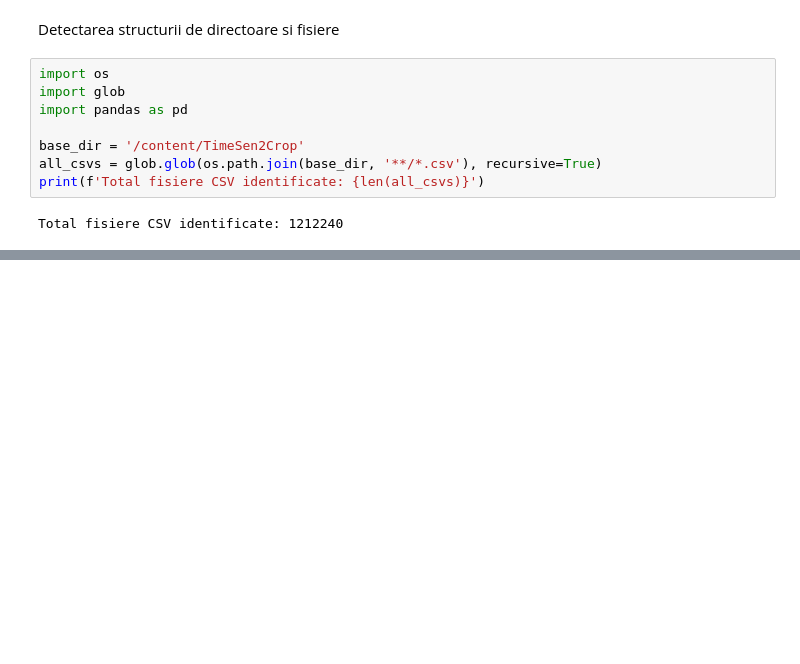
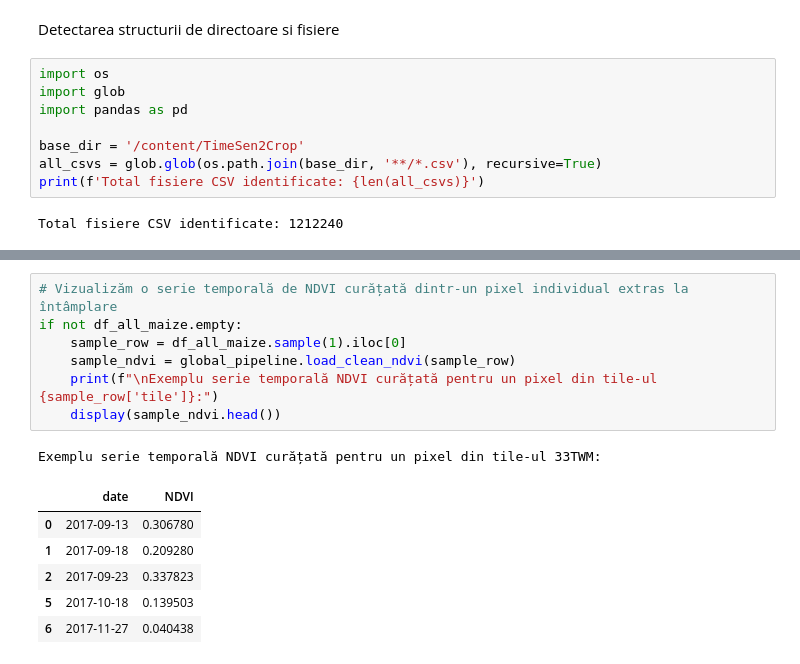
Before and after one commit to DaNa-cpu/parcele-timesen2crop, a Jupyter notebook: IC3.ipynb, the cells around one changed output, grey strips where cells are left out. Drawn from its saved outputs; the diff is of its cells as text; blank space fills up the shorter version.

```diff
--- a/IC3.ipynb
+++ b/IC3.ipynb
@@ -105,0 +183,15 @@ Total parcele: 31162
+# %%
+# Vizualizăm o serie temporală de NDVI curățată dintr-un pixel individual extras la întâmplare
+if not df_all_maize.empty:
+    sample_row = df_all_maize.sample(1).iloc[0]
+    sample_ndvi = global_pipeline.load_clean_ndvi(sample_row)
+    print(f"\nExemplu serie temporală NDVI curățată pentru un pixel din tile-ul {sample_row['tile']}:")
+    display(sample_ndvi.head())
+# %% [output]
+Exemplu serie temporală NDVI curățată pentru un pixel din tile-ul 33TWM:
+|  | date | NDVI |
+| 0 | 2017-09-13 | 0.306780 |
+| 1 | 2017-09-18 | 0.209280 |
+| 2 | 2017-09-23 | 0.337823 |
+| 5 | 2017-10-18 | 0.139503 |
+| 6 | 2017-11-27 | 0.040438 |
```
Also changed, not shown: parts of 9 cells of this notebook.
